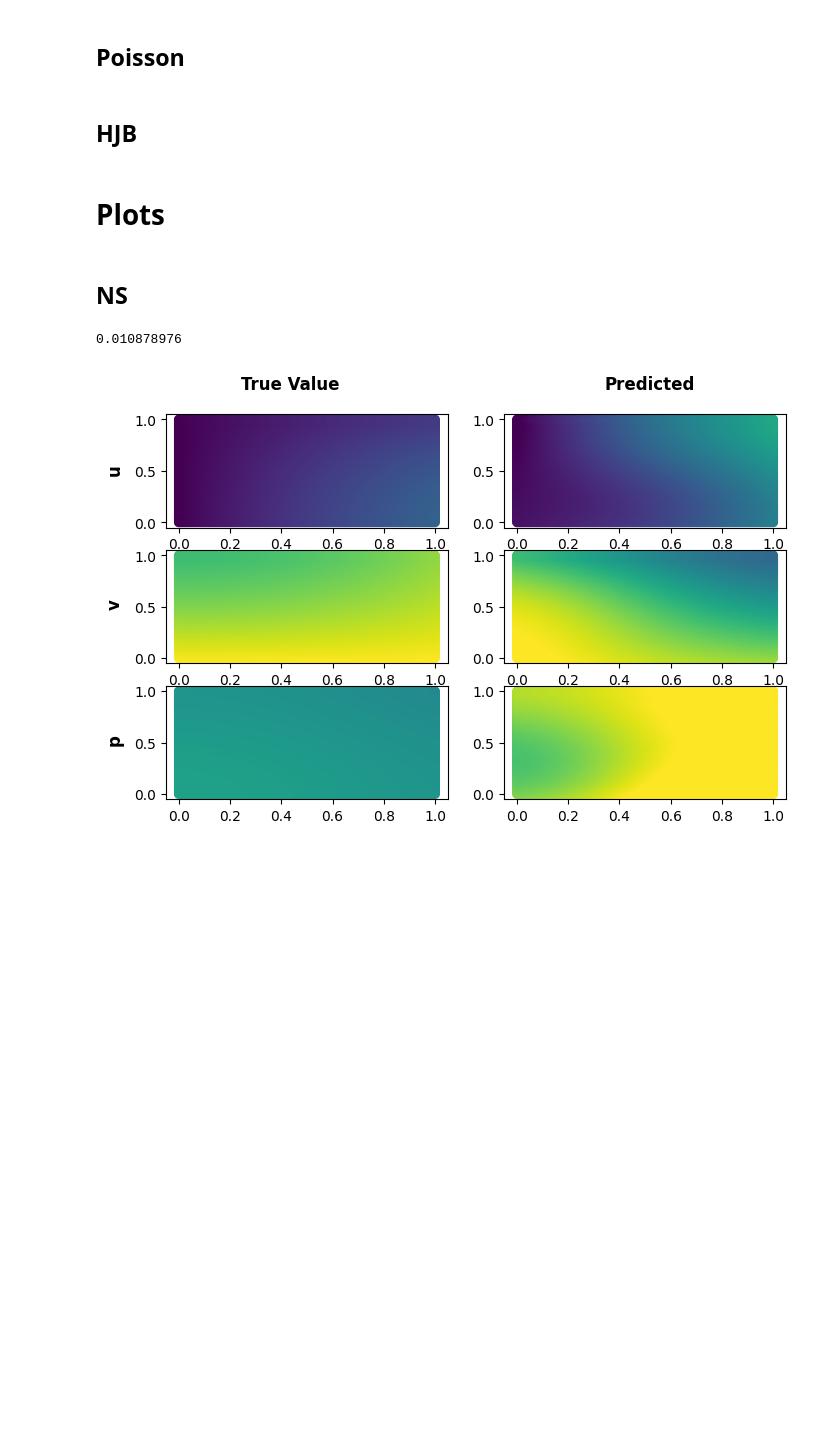
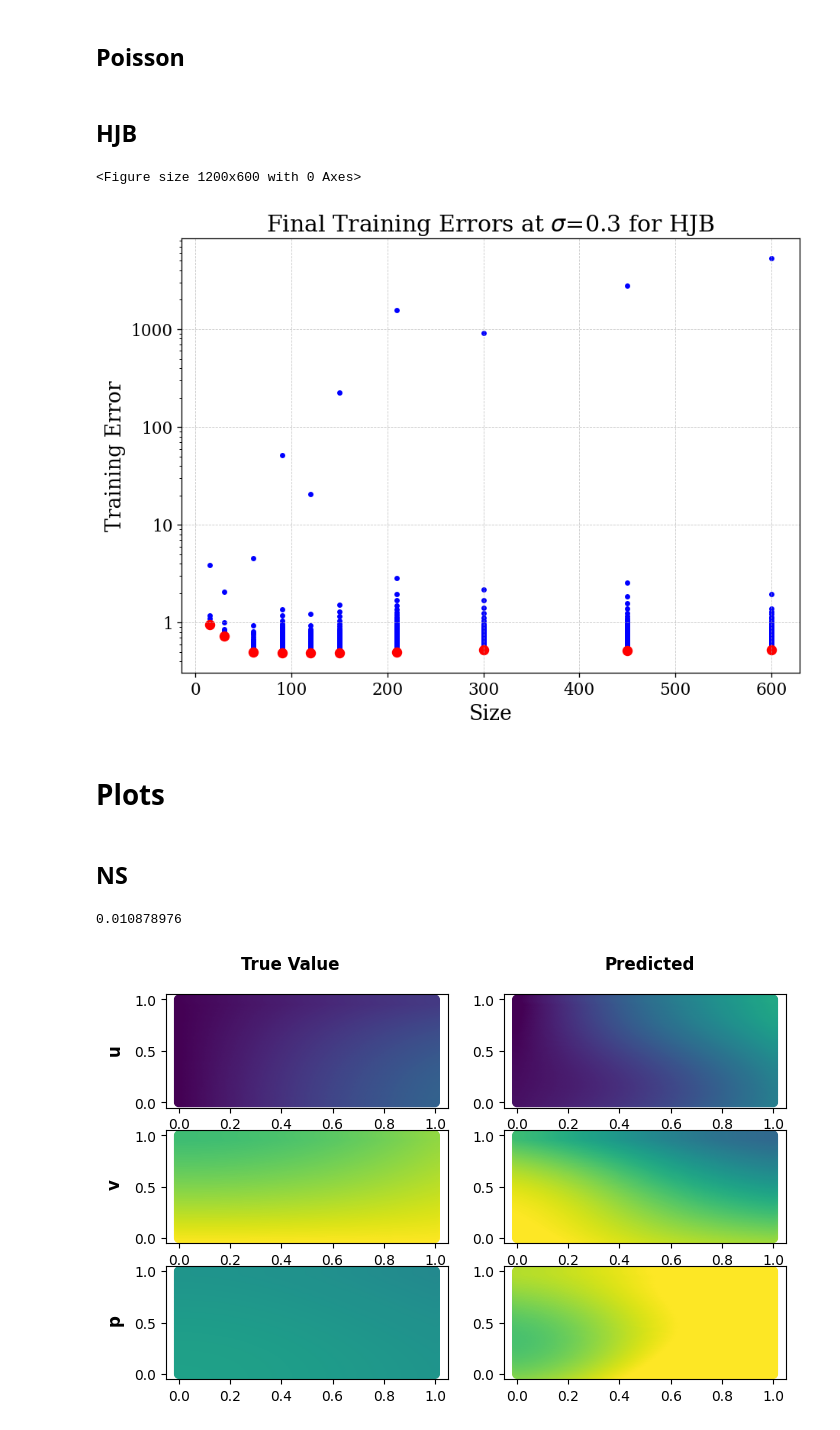
Before and after one commit to SebastienAndreSloan/PINN_Lowerbound, a Jupyter notebook: Results.ipynb, the cells around one changed output. Drawn from its saved outputs; the diff is of its cells as text; code cells hidden in the pictures; blank space fills up the shorter version.

```diff
--- a/Results.ipynb
+++ b/Results.ipynb
@@ -80,15 +70,15 @@ import matplotlib.pyplot as plt
 import matplotlib.ticker as ticker
 
 import ast
-file_name = "result_new_Poisson_dNs_[5, 10, 20, 30, 40, 50, 70, 100, 150, 200]_s_0.4_i_20000"
+file_name = ""
 
 file = file_name.split("_")
 results = np.load(file_name + ".npz")
 train_errors = results['train']
-d_Ns = ast.literal_eval(file[4])
-iterations = int(file[8])
+d_Ns = ast.literal_eval(file[3])
+iterations = int(file[7])
 blue_dot_freq = 100
-sigma = float(file[6])
+sigma = float(file[5])
 
 plt.rcParams.update({
     'font.family': 'serif',
@@ -126,56 +116,65 @@ plt.show()
 # %% [markdown]
 ## HJB
 # %%
+import ast
 import numpy as np
 import matplotlib.pyplot as plt
-import matplotlib.ticker as ticker
-
-import ast
+from matplotlib import ticker
 file_name = ""
-
 file = file_name.split("_")
 results = np.load(file_name + ".npz")
-train_errors = results['train_errors']
-d_Ns = ast.literal_eval(file[7])
-iterations = 20000
-blue_dot_freq = 1000
-sigmas = ast.literal_eval(file[3])
-which_sigma = 0
-sigma = sigmas[which_sigma]
+train_errors = results['train']
+test_errors = results['test']
+d_Ns = ast.literal_eval(file[3])
+iterations = int(file[7])
+blue_dot_freq = 100
+sigma = float(file[5])
 
 plt.rcParams.update({
     'font.family': 'serif',
     'font.size': 14,
     'axes.labelsize': 16,
     'axes.titlesize': 18,
     'legend.fontsize': 14,
     'xtick.labelsize': 13,
     'ytick.labelsize': 13,
     'figure.dpi': 120
 })
 
+plt.figure(figsize=(10, 5))
+
 
 colors = ['b']
 plt.figure(figsize=(8,6))
 for i, color in enumerate(colors):
-  plt.scatter(3 * np.repeat(np.array(d_Ns)[:10], iterations / blue_dot_freq), train_errors[which_sigma,0,:10,::blue_dot_freq],color="blue", s=10)
-  plt.scatter(3 * np.array(d_Ns)[:10],train_errors[0,0,:10,iterations - 1],color="red", s=50)
+  plt.scatter(3 * np.repeat(np.array(d_Ns), iterations / blue_dot_freq), train_errors[0,:,::blue_dot_freq],color="blue", s=10)
+  plt.scatter(3 * np.array(d_Ns),train_errors[0,:,iterations - 1],color="red", s=50)
 plt.yscale('log')
-plt.ylim(top=10)
-plt.axhline(y=sigma**2,color='red')
+# plt.ylim(top=0.1)
+# plt.ylim(bottom=0)
+# plt.xscale('log')
+# plt.axhline(y=sigma**2,color='red')
 
-ymin, ymax = plt.ylim()
+# ymin, ymax = plt.ylim()
 
 plt.gca().yaxis.set_major_formatter(ticker.FuncFormatter(lambda x, _: f'{x:g}'))
+# plt.gca().yaxis.set_minor_formatter(ticker.FuncFormatter(lambda x, _: f'{x:g}'))
 
 plt.xlabel("Size")
 plt.ylabel("Training Error")
-plt.title(f"Final Training Errors at $\sigma$={sigmas[which_sigma]} for HJB")
+# plt.title(f"NS: Training Errors over widths:{d_Ns}, $\sigma$:{sigma}")
+plt.title(f"Final Training Errors at $\sigma$={sigma} for HJB")
 
+# plt.legend()
+# plt.grid(True, which="both", linestyle="--", linewidth=0.5)
+# plt.show()
 
 plt.grid(True, linestyle='--', linewidth=0.5, alpha=0.7)
 plt.tight_layout()
 plt.show()
+# %% [output]
+<Figure size 1200x600 with 0 Axes>
+[figure, added]
 # %% [markdown]
 # Plots
 # %% [markdown]
```
Also changed, not shown: parts of 1 cell of this notebook, 6 other files.
